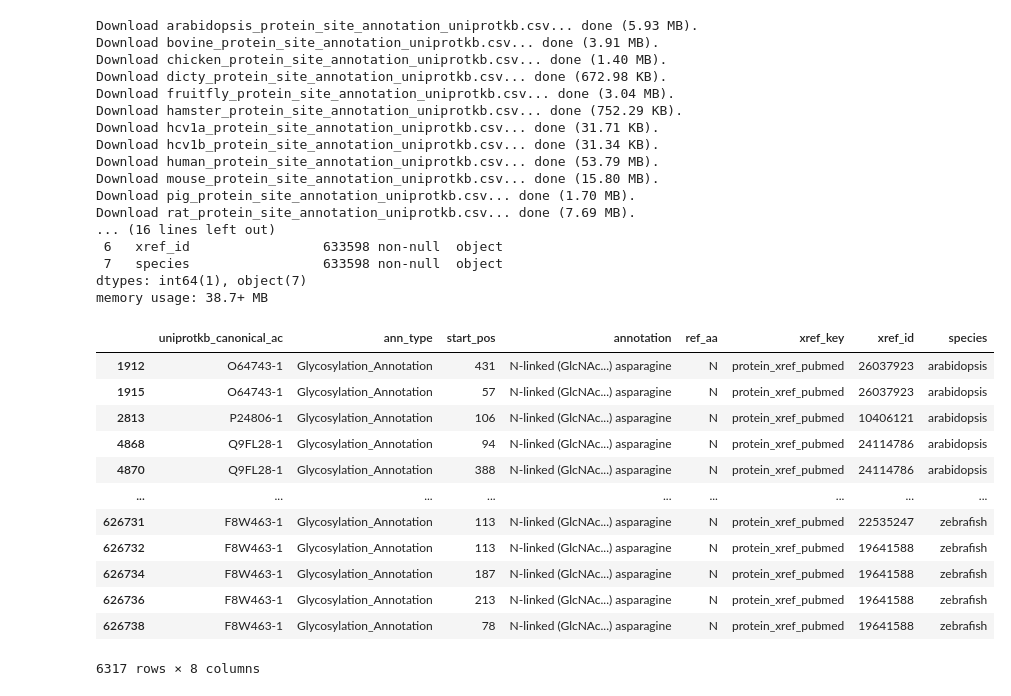
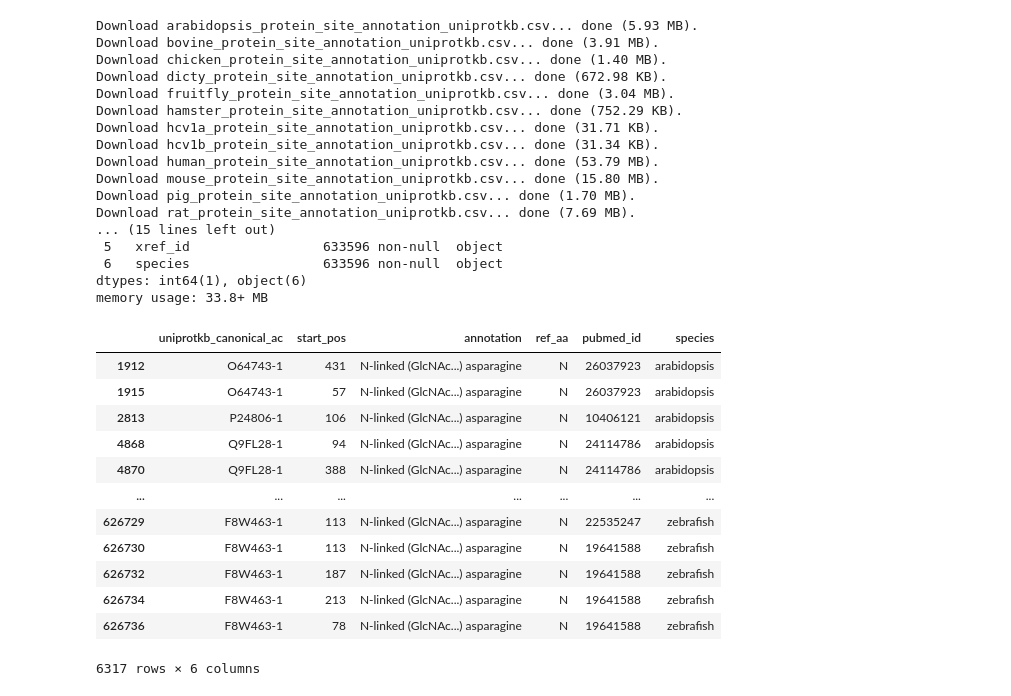
Before and after one commit to edwardsnj/glygen-colab-notebooks, a Jupyter notebook: uniprotkb_nlinked_sites/main.ipynb, the cells around one changed output. Saved outputs shown, nothing was run; the diff lists cells and outputs as text; code cells hidden in the pictures.

```diff
--- a/uniprotkb_nlinked_sites/main.ipynb
+++ b/uniprotkb_nlinked_sites/main.ipynb
@@ -16,7 +16,7 @@ template = "*_protein_site_annotation_uniprotkb.csv"
 FILES = ggdl.filenames(template)
 
 params = {
-  "usecols": ["uniprotkb_canonical_ac","start_pos","ref_aa","ann_type","annotation","xref_key","xref_id"],
+  "usecols": ["uniprotkb_canonical_ac","start_pos","ref_aa","annotation","xref_key","xref_id"],
   "notna": ["start_pos","xref_id"],
   "asint": ["start_pos"],
   "addfilename": True,
@@ -38,41 +38,41 @@ Download human_protein_site_annotation_uniprotkb.csv... done (53.79 MB).
 Download mouse_protein_site_annotation_uniprotkb.csv... done (15.80 MB).
 Download pig_protein_site_annotation_uniprotkb.csv... done (1.70 MB).
 Download rat_protein_site_annotation_uniprotkb.csv... done (7.69 MB).
-... (16 lines left out)
- 6   xref_id                 633598 non-null  object
- 7   species                 633598 non-null  object
-dtypes: int64(1), object(7)
-memory usage: 38.7+ MB
+... (15 lines left out)
+ 5   xref_id                 633596 non-null  object
+ 6   species                 633596 non-null  object
+dtypes: int64(1), object(6)
+memory usage: 33.8+ MB
 # %%
 # Select N-linked GlcNAc Asn sites with PubMed ids
 
 # Select the desired degree of specificity
 # nlinked_rows = uniprotkb_site_annotations["annotation"].str.contains("N-linked")
 nlinked_rows = uniprotkb_site_annotations["annotation"] == "N-linked (GlcNAc...) asparagine"
 
 pubmed_rows = uniprotkb_site_annotations["xref_key"]=="protein_xref_pubmed"
 
-# Likey not needed
+# Likely not needed
 asn_rows = uniprotkb_site_annotations['ref_aa']=="N"
 
 nlinked_sites_pubmed = uniprotkb_site_annotations[nlinked_rows&pubmed_rows&asn_rows]
-nlinked_sites_pubmed.rename({"xref_id": "pubmed_id"}, inplace=True)
-nlinked_sites_pubmed.drop(columns=["xref_key"], inplace=True)
+nlinked_sites_pubmed = nlinked_sites_pubmed.rename(columns={"xref_id": "pubmed_id"})
+nlinked_sites_pubmed = nlinked_sites_pubmed.drop(columns=["xref_key"])
 nlinked_sites_pubmed
 # %% [output]
-|  | uniprotkb_canonical_ac | ann_type | start_pos | annotation | ref_aa | xref_key | xref_id | species |
-| 1912 | O64743-1 | Glycosylation_Annotation | 431 | N-linked (GlcNAc...) asparagine | N | protein_xref_pubmed | 26037923 | arabidopsis |
-| 1915 | O64743-1 | Glycosylation_Annotation | 57 | N-linked (GlcNAc...) asparagine | N | protein_xref_pubmed | 26037923 | arabidopsis |
-| 2813 | P24806-1 | Glycosylation_Annotation | 106 | N-linked (GlcNAc...) asparagine | N | protein_xref_pubmed | 10406121 | arabidopsis |
-| 4868 | Q9FL28-1 | Glycosylation_Annotation | 94 | N-linked (GlcNAc...) asparagine | N | protein_xref_pubmed | 24114786 | arabidopsis |
-| 4870 | Q9FL28-1 | Glycosylation_Annotation | 388 | N-linked (GlcNAc...) asparagine | N | protein_xref_pubmed | 24114786 | arabidopsis |
-| ... | ... | ... | ... | ... | ... | ... | ... | ... |
-| 626731 | F8W463-1 | Glycosylation_Annotation | 113 | N-linked (GlcNAc...) asparagine | N | protein_xref_pubmed | 22535247 | zebrafish |
-| 626732 | F8W463-1 | Glycosylation_Annotation | 113 | N-linked (GlcNAc...) asparagine | N | protein_xref_pubmed | 19641588 | zebrafish |
-| 626734 | F8W463-1 | Glycosylation_Annotation | 187 | N-linked (GlcNAc...) asparagine | N | protein_xref_pubmed | 19641588 | zebrafish |
-| 626736 | F8W463-1 | Glycosylation_Annotation | 213 | N-linked (GlcNAc...) asparagine | N | protein_xref_pubmed | 19641588 | zebrafish |
-| 626738 | F8W463-1 | Glycosylation_Annotation | 78 | N-linked (GlcNAc...) asparagine | N | protein_xref_pubmed | 19641588 | zebrafish |
+|  | uniprotkb_canonical_ac | start_pos | annotation | ref_aa | pubmed_id | species |
+| 1912 | O64743-1 | 431 | N-linked (GlcNAc...) asparagine | N | 26037923 | arabidopsis |
+| 1915 | O64743-1 | 57 | N-linked (GlcNAc...) asparagine | N | 26037923 | arabidopsis |
+| 2813 | P24806-1 | 106 | N-linked (GlcNAc...) asparagine | N | 10406121 | arabidopsis |
+| 4868 | Q9FL28-1 | 94 | N-linked (GlcNAc...) asparagine | N | 24114786 | arabidopsis |
+| 4870 | Q9FL28-1 | 388 | N-linked (GlcNAc...) asparagine | N | 24114786 | arabidopsis |
+| ... | ... | ... | ... | ... | ... | ... |
+| 626729 | F8W463-1 | 113 | N-linked (GlcNAc...) asparagine | N | 22535247 | zebrafish |
+| 626730 | F8W463-1 | 113 | N-linked (GlcNAc...) asparagine | N | 19641588 | zebrafish |
+| 626732 | F8W463-1 | 187 | N-linked (GlcNAc...) asparagine | N | 19641588 | zebrafish |
+| 626734 | F8W463-1 | 213 | N-linked (GlcNAc...) asparagine | N | 19641588 | zebrafish |
+| 626736 | F8W463-1 | 78 | N-linked (GlcNAc...) asparagine | N | 19641588 | zebrafish |
-6317 rows × 8 columns
+6317 rows × 6 columns
 # %%
 import pandas as pd
 import seaborn as sns
```
Also changed, not shown: parts of 2 cells of this notebook.
